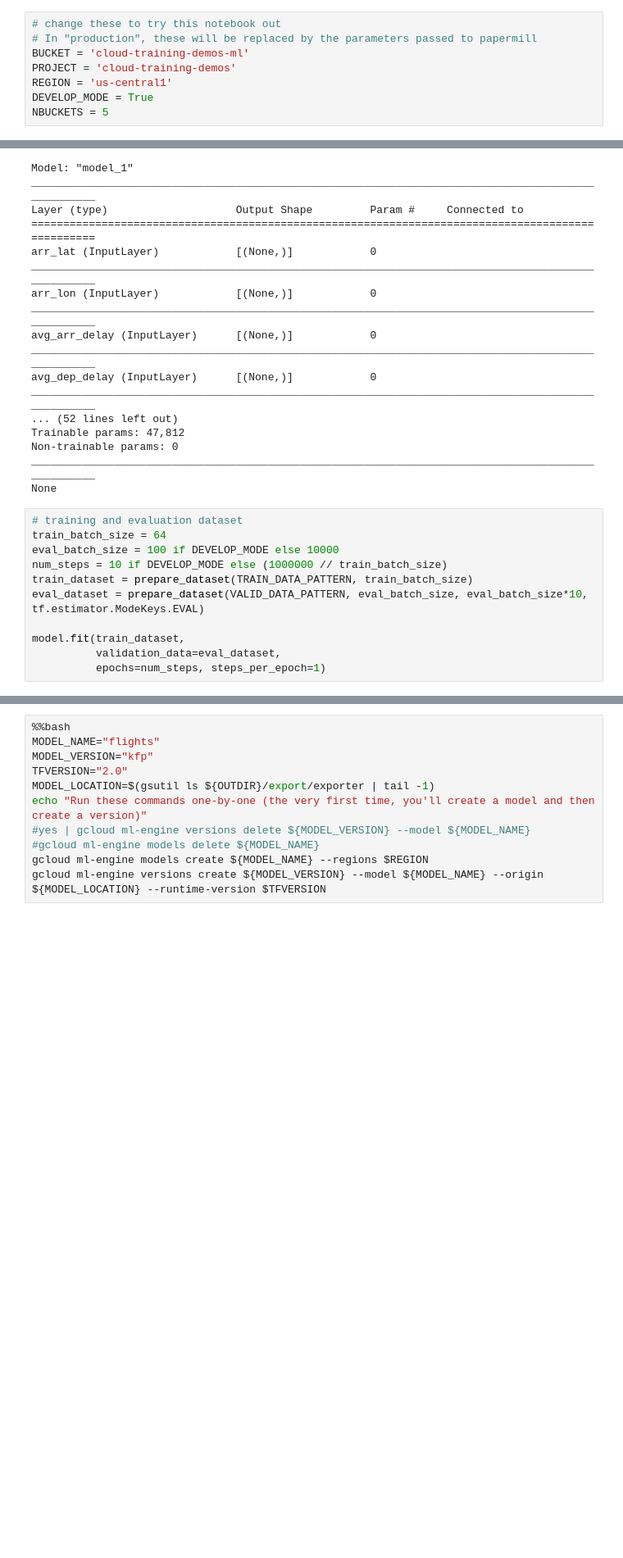
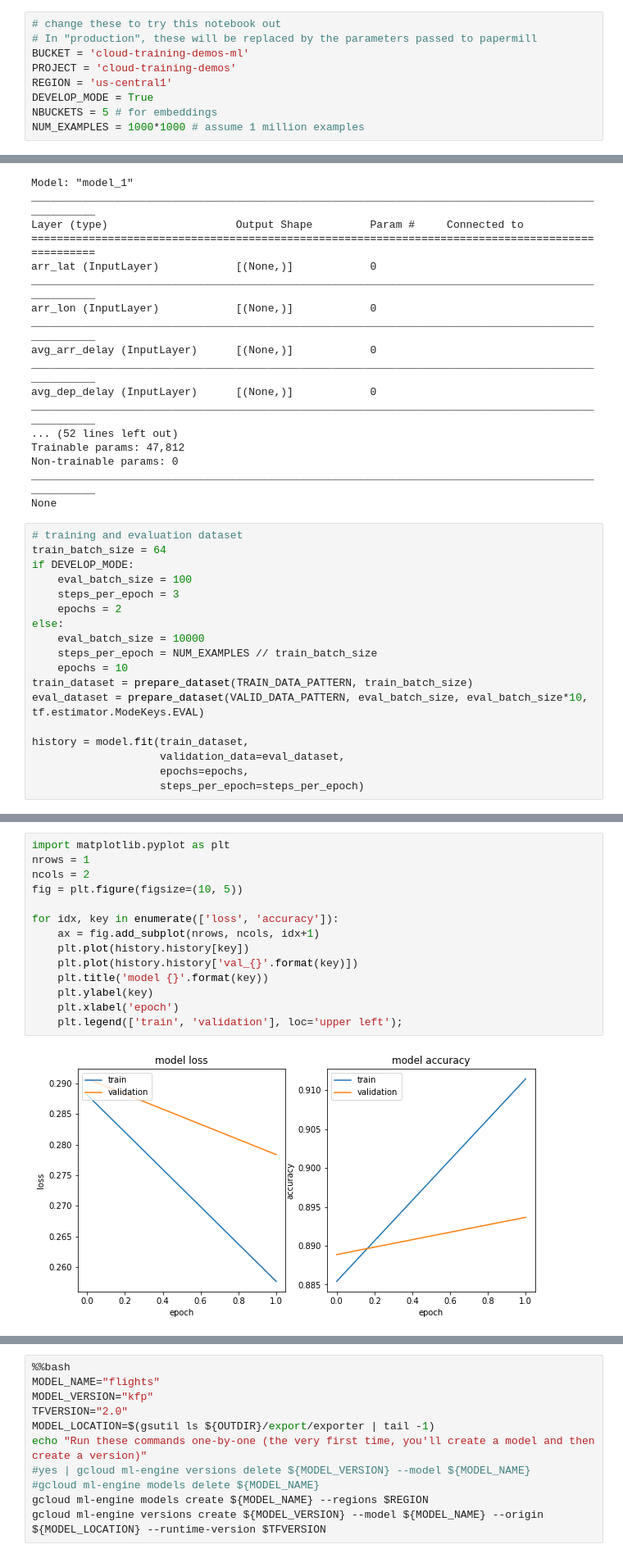
Before and after one commit to GoogleCloudPlatform/data-science-on-gcp, a Jupyter notebook: updates/cloudml/flights_model_tf2.ipynb, the cells around one changed output, grey strips where cells are left out. Shown at 82% size. Drawn from its saved outputs; the diff is of its cells as text; blank space fills up the shorter version.

Commit message:
Add plots of training history

```diff
--- a/updates/cloudml/flights_model_tf2.ipynb
+++ b/updates/cloudml/flights_model_tf2.ipynb
@@ -19,7 +19,8 @@ BUCKET = 'cloud-training-demos-ml'
 PROJECT = 'cloud-training-demos'
 REGION = 'us-central1'
 DEVELOP_MODE = True
-NBUCKETS = 5
+NBUCKETS = 5 # for embeddings
+NUM_EXAMPLES = 1000*1000 # assume 1 million examples
 # %%
 import os
 os.environ['BUCKET'] = BUCKET
@@ -258,12 +259,19 @@ None
 # %%
 # training and evaluation dataset
 train_batch_size = 64
-eval_batch_size = 100 if DEVELOP_MODE else 10000
-num_steps = 10 if DEVELOP_MODE else (1000000 // train_batch_size)
+if DEVELOP_MODE:
+    eval_batch_size = 100
+    steps_per_epoch = 3
+    epochs = 2
+else:
+    eval_batch_size = 10000
+    steps_per_epoch = NUM_EXAMPLES // train_batch_size
+    epochs = 10
 train_dataset = prepare_dataset(TRAIN_DATA_PATTERN, train_batch_size)
 eval_dataset = prepare_dataset(VALID_DATA_PATTERN, eval_batch_size, eval_batch_size*10, tf.estimator.ModeKeys.EVAL)
 
-model.fit(train_dataset,
-          validation_data=eval_dataset,
-          epochs=num_steps, steps_per_epoch=1)
+history = model.fit(train_dataset,
+                    validation_data=eval_dataset,
+                    epochs=epochs,
+                    steps_per_epoch=steps_per_epoch)
 # %% [output]
@@ -291 +286,17 @@ Epoch 10/10
+# %%
+import matplotlib.pyplot as plt
+nrows = 1
+ncols = 2
+fig = plt.figure(figsize=(10, 5))
+
+for idx, key in enumerate(['loss', 'accuracy']):
+    ax = fig.add_subplot(nrows, ncols, idx+1)
+    plt.plot(history.history[key])
+    plt.plot(history.history['val_{}'.format(key)])
+    plt.title('model {}'.format(key))
+    plt.ylabel(key)
+    plt.xlabel('epoch')
+    plt.legend(['train', 'validation'], loc='upper left');
+# %% [output]
+[figure, added]
 # %% [markdown]
```
Also changed, not shown: parts of 5 cells of this notebook.
